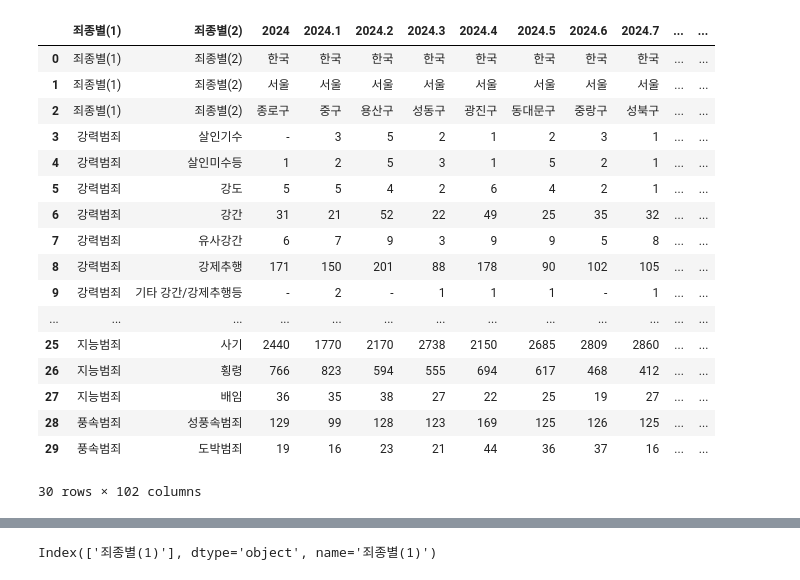
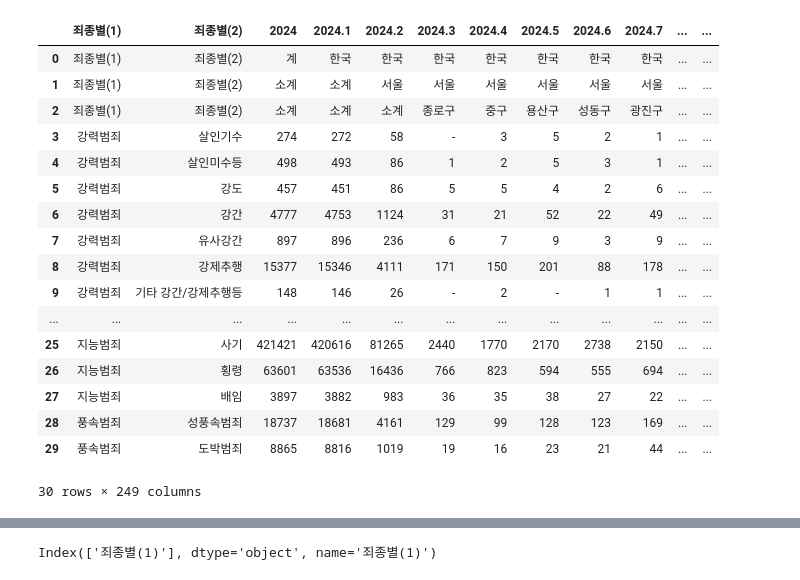
Before and after one commit to Encore-SKN-24/EDA_MINI_5TEAM, a Jupyter notebook: features/crime/crawl_crime.ipynb, the cells around one changed output, grey strips where cells are left out. Cells and saved outputs as stored; diff of their text form; code cells hidden in the pictures.

Commit message:
chore: crime 데이터 파일 저장 위치 변경 및 데이터  교체

```diff
--- a/features/crime/crawl_crime.ipynb
+++ b/features/crime/crawl_crime.ipynb
@@ -2,27 +2,27 @@
 import numpy as np
 import pandas as pd
 # %%
-crime_df = pd.read_csv('../../범죄발생지_20260131175659.csv')
+crime_df = pd.read_csv('../../범죄발생지_20260202223427.csv')
 crime_df
 # %% [output]
 |  | 죄종별(1) | 죄종별(2) | 2024 | 2024.1 | 2024.2 | 2024.3 | 2024.4 | 2024.5 | 2024.6 | 2024.7 | ... | ... |
-| 0 | 죄종별(1) | 죄종별(2) | 한국 | 한국 | 한국 | 한국 | 한국 | 한국 | 한국 | 한국 | ... | ... |
-| 1 | 죄종별(1) | 죄종별(2) | 서울 | 서울 | 서울 | 서울 | 서울 | 서울 | 서울 | 서울 | ... | ... |
-| 2 | 죄종별(1) | 죄종별(2) | 종로구 | 중구 | 용산구 | 성동구 | 광진구 | 동대문구 | 중랑구 | 성북구 | ... | ... |
-| 3 | 강력범죄 | 살인기수 | - | 3 | 5 | 2 | 1 | 2 | 3 | 1 | ... | ... |
-| 4 | 강력범죄 | 살인미수등 | 1 | 2 | 5 | 3 | 1 | 5 | 2 | 1 | ... | ... |
-| 5 | 강력범죄 | 강도 | 5 | 5 | 4 | 2 | 6 | 4 | 2 | 1 | ... | ... |
-| 6 | 강력범죄 | 강간 | 31 | 21 | 52 | 22 | 49 | 25 | 35 | 32 | ... | ... |
-| 7 | 강력범죄 | 유사강간 | 6 | 7 | 9 | 3 | 9 | 9 | 5 | 8 | ... | ... |
-| 8 | 강력범죄 | 강제추행 | 171 | 150 | 201 | 88 | 178 | 90 | 102 | 105 | ... | ... |
-| 9 | 강력범죄 | 기타 강간/강제추행등 | - | 2 | - | 1 | 1 | 1 | - | 1 | ... | ... |
+| 0 | 죄종별(1) | 죄종별(2) | 계 | 한국 | 한국 | 한국 | 한국 | 한국 | 한국 | 한국 | ... | ... |
+| 1 | 죄종별(1) | 죄종별(2) | 소계 | 소계 | 서울 | 서울 | 서울 | 서울 | 서울 | 서울 | ... | ... |
+| 2 | 죄종별(1) | 죄종별(2) | 소계 | 소계 | 소계 | 종로구 | 중구 | 용산구 | 성동구 | 광진구 | ... | ... |
+| 3 | 강력범죄 | 살인기수 | 274 | 272 | 58 | - | 3 | 5 | 2 | 1 | ... | ... |
+| 4 | 강력범죄 | 살인미수등 | 498 | 493 | 86 | 1 | 2 | 5 | 3 | 1 | ... | ... |
+| 5 | 강력범죄 | 강도 | 457 | 451 | 86 | 5 | 5 | 4 | 2 | 6 | ... | ... |
+| 6 | 강력범죄 | 강간 | 4777 | 4753 | 1124 | 31 | 21 | 52 | 22 | 49 | ... | ... |
+| 7 | 강력범죄 | 유사강간 | 897 | 896 | 236 | 6 | 7 | 9 | 3 | 9 | ... | ... |
+| 8 | 강력범죄 | 강제추행 | 15377 | 15346 | 4111 | 171 | 150 | 201 | 88 | 178 | ... | ... |
+| 9 | 강력범죄 | 기타 강간/강제추행등 | 148 | 146 | 26 | - | 2 | - | 1 | 1 | ... | ... |
 | ... | ... | ... | ... | ... | ... | ... | ... | ... | ... | ... | ... | ... |
-| 25 | 지능범죄 | 사기 | 2440 | 1770 | 2170 | 2738 | 2150 | 2685 | 2809 | 2860 | ... | ... |
-| 26 | 지능범죄 | 횡령 | 766 | 823 | 594 | 555 | 694 | 617 | 468 | 412 | ... | ... |
-| 27 | 지능범죄 | 배임 | 36 | 35 | 38 | 27 | 22 | 25 | 19 | 27 | ... | ... |
-| 28 | 풍속범죄 | 성풍속범죄 | 129 | 99 | 128 | 123 | 169 | 125 | 126 | 125 | ... | ... |
-| 29 | 풍속범죄 | 도박범죄 | 19 | 16 | 23 | 21 | 44 | 36 | 37 | 16 | ... | ... |
+| 25 | 지능범죄 | 사기 | 421421 | 420616 | 81265 | 2440 | 1770 | 2170 | 2738 | 2150 | ... | ... |
+| 26 | 지능범죄 | 횡령 | 63601 | 63536 | 16436 | 766 | 823 | 594 | 555 | 694 | ... | ... |
+| 27 | 지능범죄 | 배임 | 3897 | 3882 | 983 | 36 | 35 | 38 | 27 | 22 | ... | ... |
+| 28 | 풍속범죄 | 성풍속범죄 | 18737 | 18681 | 4161 | 129 | 99 | 128 | 123 | 169 | ... | ... |
+| 29 | 풍속범죄 | 도박범죄 | 8865 | 8816 | 1019 | 19 | 16 | 23 | 21 | 44 | ... | ... |
-30 rows × 102 columns
+30 rows × 249 columns
 # %%
 crime_df = crime_df.T
 crime_df
```
Also changed, not shown: parts of 16 cells of this notebook, 7 other files.
